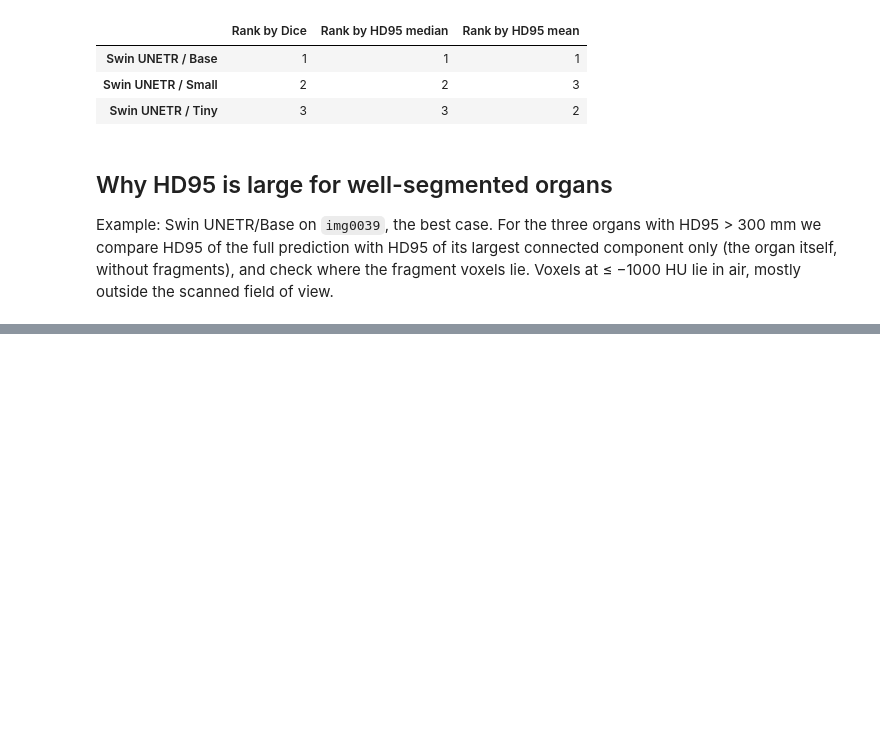
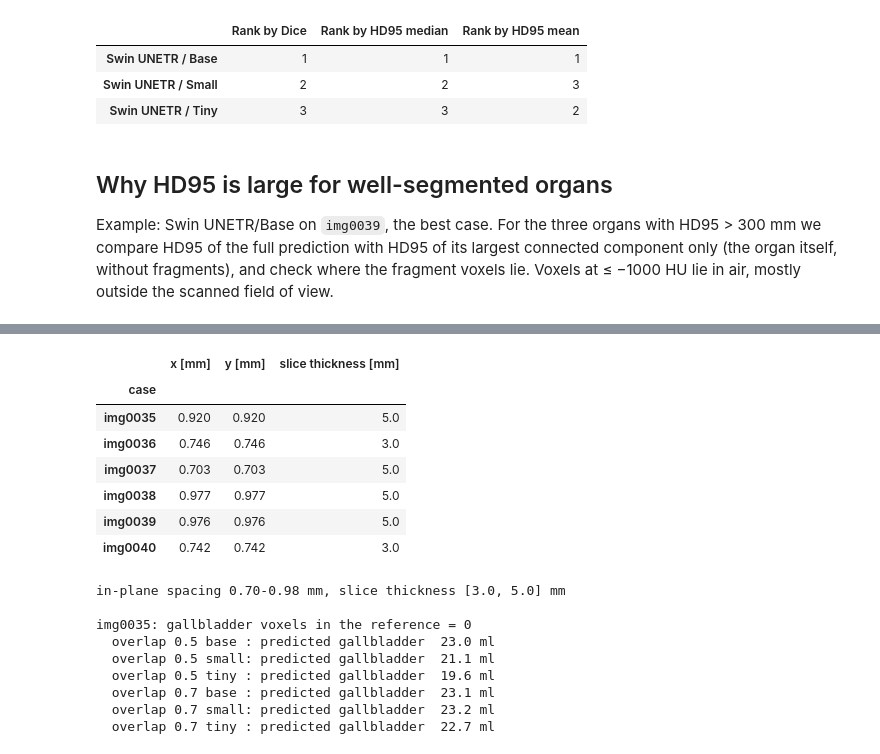
Before and after one commit to Paula-Gal/FoundationsAIMB_Mini-Project_Segmentation-Public, a Jupyter notebook: notebooks/03_quantitative_eval.ipynb, the cells around one changed output, grey strips where cells are left out. Cells and saved outputs as stored; diff of their text form; code cells hidden in the pictures; blank space fills up the shorter version.

```diff
--- a/notebooks/03_quantitative_eval.ipynb
+++ b/notebooks/03_quantitative_eval.ipynb
@@ -315,0 +478,36 @@ pd.DataFrame(rows).set_index("organ").round(2)
+# %%
+spacing_rows = []
+for case in sorted(df.case.unique()):
+    cid = case.split(".")[0]
+    zooms = nib.load(str(DATA_DIR / "labelsTr" / f"{cid.replace('img', 'label')}.nii.gz")).header.get_zooms()[:3]
+    spacing_rows.append({"case": cid, "x [mm]": zooms[0], "y [mm]": zooms[1], "slice thickness [mm]": zooms[2]})
+spacing = pd.DataFrame(spacing_rows).set_index("case")
+display(spacing.round(3))
+print(f"in-plane spacing {spacing[['x [mm]', 'y [mm]']].min().min():.2f}-{spacing[['x [mm]', 'y [mm]']].max().max():.2f} mm, "
+      f"slice thickness {sorted(float(t) for t in spacing['slice thickness [mm]'].unique())} mm")
+
+lab35 = nib.load(str(DATA_DIR / "labelsTr" / "label0035.nii.gz"))
+vox_ml = np.prod(lab35.header.get_zooms()[:3]) / 1000
+print(f"\nimg0035: gallbladder voxels in the reference = {(np.asarray(lab35.dataobj) == 4).sum()}")
+for ov in OVERLAPS:
+    for m in REPORT_ORDER:
+        pred = np.asarray(nib.load(str(PREDICTIONS_DIR / f"{m}_overlap{ov}" / "img0035.nii.gz")).dataobj)
+        print(f"  overlap {ov} {m:5s}: predicted gallbladder {(pred == 4).sum() * vox_ml:5.1f} ml")
+# %% [output]
+|  | x [mm] | y [mm] | slice thickness [mm] |
+| case |  |  |  |
+| img0035 | 0.920 | 0.920 | 5.0 |
+| img0036 | 0.746 | 0.746 | 3.0 |
+| img0037 | 0.703 | 0.703 | 5.0 |
+| img0038 | 0.977 | 0.977 | 5.0 |
+| img0039 | 0.976 | 0.976 | 5.0 |
+| img0040 | 0.742 | 0.742 | 3.0 |
+in-plane spacing 0.70-0.98 mm, slice thickness [3.0, 5.0] mm
+
+img0035: gallbladder voxels in the reference = 0
+  overlap 0.5 base : predicted gallbladder  23.0 ml
+  overlap 0.5 small: predicted gallbladder  21.1 ml
+  overlap 0.5 tiny : predicted gallbladder  19.6 ml
+  overlap 0.7 base : predicted gallbladder  23.1 ml
+  overlap 0.7 small: predicted gallbladder  23.2 ml
+  overlap 0.7 tiny : predicted gallbladder  22.7 ml
```
Also changed, not shown: parts of 5 cells of this notebook, 6 other files.
